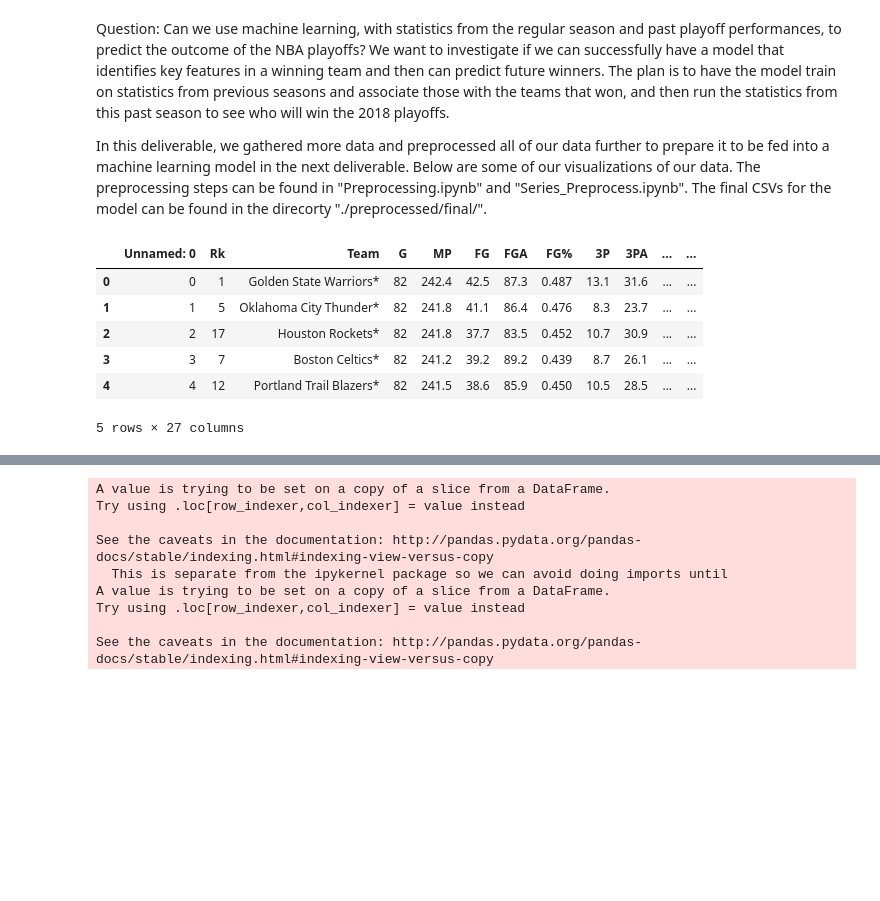
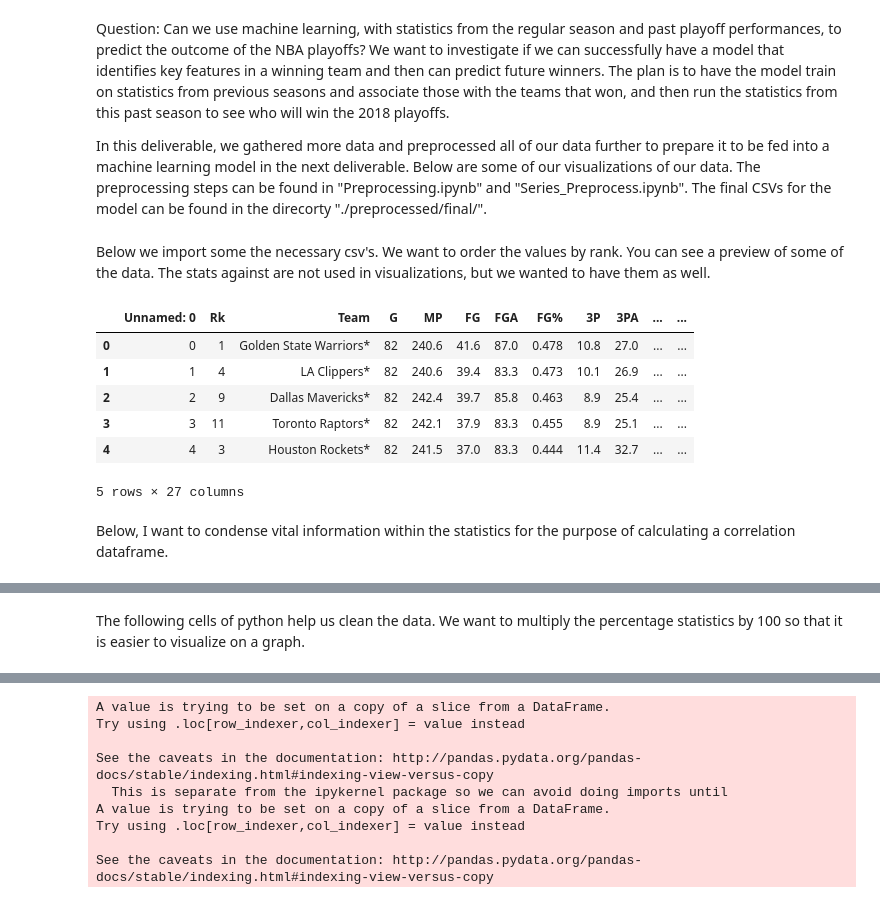
Before and after one commit to MaloneRobert/BasketballPredictor, a Jupyter notebook: Part_Two.ipynb, the cells around one changed output, grey strips where cells are left out. Cells and saved outputs as stored; diff of their text form; code cells hidden in the pictures; blank space fills up the shorter version.

```diff
--- a/Part_Two.ipynb
+++ b/Part_Two.ipynb
@@ -26,37 +26,41 @@ import numpy as np
 import scipy as sc
 from scipy.stats import ttest_ind
 import math
+# %% [markdown]
+Below we import some the necessary csv's. We want to order the values by rank. You can see a preview of some of the data. The stats against are not used in visualizations, but we wanted to have them as well.
 # %%
 # Read necessary csv's of stats for top 16 teams and stats against top 16 teams
 #     Also sort teams by ranking at end of the season, so teams go from left to right in graphs by ranking
 
 stats_against_1314 = pd.read_csv("./preprocessed/opp_stats1314.csv", sep = ',')
 stats_against_1415 = pd.read_csv("./preprocessed/opp_stats1415.csv", sep = ',')
 stats_against_1516 = pd.read_csv("./preprocessed/opp_stats1516.csv", sep = ',')
 stats_against_1617 = pd.read_csv("./preprocessed/opp_stats1617.csv", sep = ',')
 stats_against_1718 = pd.read_csv("./preprocessed/opp_stats1718.csv", sep = ',')
 
 stats_for_1314 = pd.read_csv("./preprocessed/team_stats1314.csv", sep = ',')
 stats_for_1415 = pd.read_csv("./preprocessed/team_stats1415.csv", sep = ',')
 stats_for_1516 = pd.read_csv("./preprocessed/team_stats1516.csv", sep = ',')
 stats_for_1617 = pd.read_csv("./preprocessed/team_stats1617.csv", sep = ',')
 stats_for_1718 = pd.read_csv("./preprocessed/team_stats1718.csv", sep = ',')
 
 stats_for_1314.sort_values(by = ['Rk'])
 stats_for_1415.sort_values(by = ['Rk'])
 stats_for_1516.sort_values(by = ['Rk'])
 stats_for_1617.sort_values(by = ['Rk'])
 stats_for_1718.sort_values(by = ['Rk'])
 
-stats_for_1516.head()
+stats_for_1415.head()
 # %% [output]
 |  | Unnamed: 0 | Rk | Team | G | MP | FG | FGA | FG% | 3P | 3PA | ... | ... |
-| 0 | 0 | 1 | Golden State Warriors* | 82 | 242.4 | 42.5 | 87.3 | 0.487 | 13.1 | 31.6 | ... | ... |
-| 1 | 1 | 5 | Oklahoma City Thunder* | 82 | 241.8 | 41.1 | 86.4 | 0.476 | 8.3 | 23.7 | ... | ... |
-| 2 | 2 | 17 | Houston Rockets* | 82 | 241.8 | 37.7 | 83.5 | 0.452 | 10.7 | 30.9 | ... | ... |
-| 3 | 3 | 7 | Boston Celtics* | 82 | 241.2 | 39.2 | 89.2 | 0.439 | 8.7 | 26.1 | ... | ... |
-| 4 | 4 | 12 | Portland Trail Blazers* | 82 | 241.5 | 38.6 | 85.9 | 0.450 | 10.5 | 28.5 | ... | ... |
+| 0 | 0 | 1 | Golden State Warriors* | 82 | 240.6 | 41.6 | 87.0 | 0.478 | 10.8 | 27.0 | ... | ... |
+| 1 | 1 | 4 | LA Clippers* | 82 | 240.6 | 39.4 | 83.3 | 0.473 | 10.1 | 26.9 | ... | ... |
+| 2 | 2 | 9 | Dallas Mavericks* | 82 | 242.4 | 39.7 | 85.8 | 0.463 | 8.9 | 25.4 | ... | ... |
+| 3 | 3 | 11 | Toronto Raptors* | 82 | 242.1 | 37.9 | 83.3 | 0.455 | 8.9 | 25.1 | ... | ... |
+| 4 | 4 | 3 | Houston Rockets* | 82 | 241.5 | 37.0 | 83.3 | 0.444 | 11.4 | 32.7 | ... | ... |
 5 rows × 27 columns
+# %% [markdown]
+Below, I want to condense vital information within the statistics for the purpose of calculating a correlation dataframe.
 # %%
 # Cut down dataframe columns in order to see correlations between significant statistics with win %
 
@@ -71,6 +75,8 @@ stats_for_1415_corr.corr().tail(1)
 # %% [output]
 |  | FG | FGA | FG% | 3P | 3PA | 3P% | 2P | 2PA | 2P% | ORB | DRB | ... |
 | WIN% | 0.472978 | 0.054229 | 0.572437 | 0.627015 | 0.477123 | 0.688882 | -0.309409 | -0.481912 | 0.649455 | -0.350964 | 0.270662 | ... |
+# %% [markdown]
+The following cells of python help us clean the data. We want to multiply the percentage statistics by 100 so that it is easier to visualize on a graph.
 # %%
 # Multiplies all percents by 100 for plotting
 def make_perc(year):
```
Also changed, not shown: parts of 10 cells of this notebook, 1 other file.
